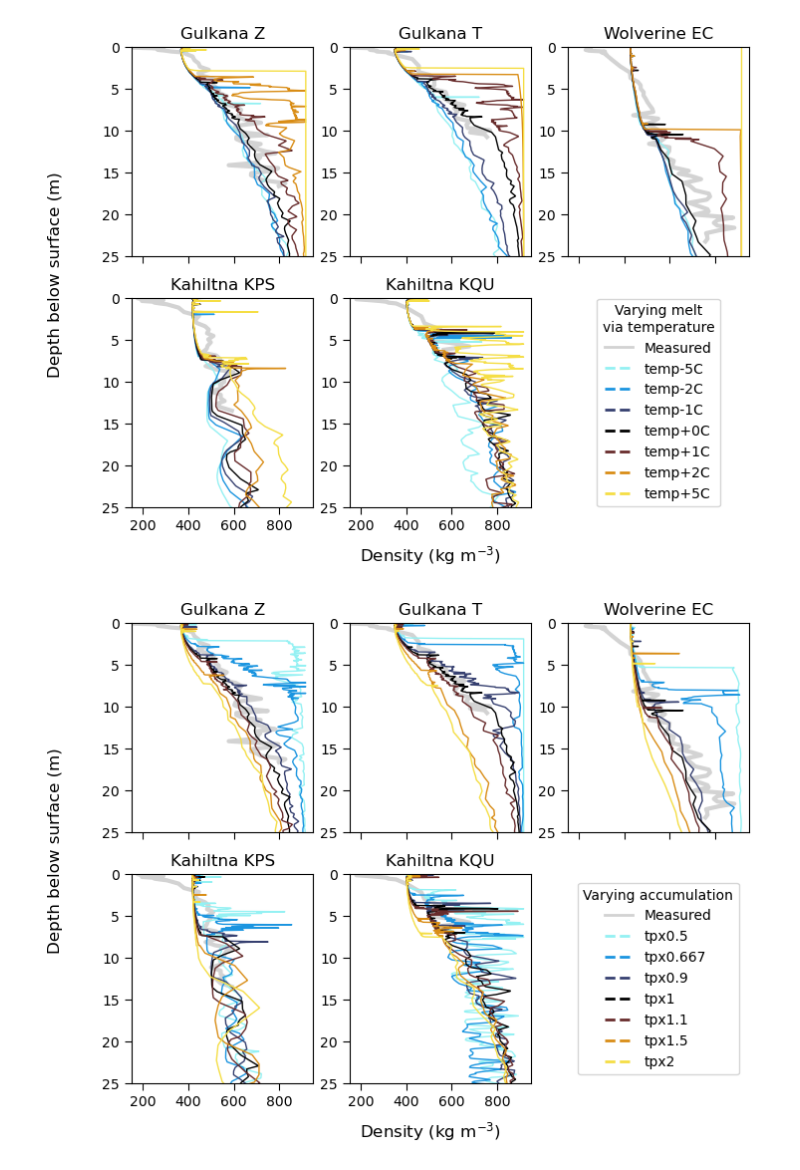
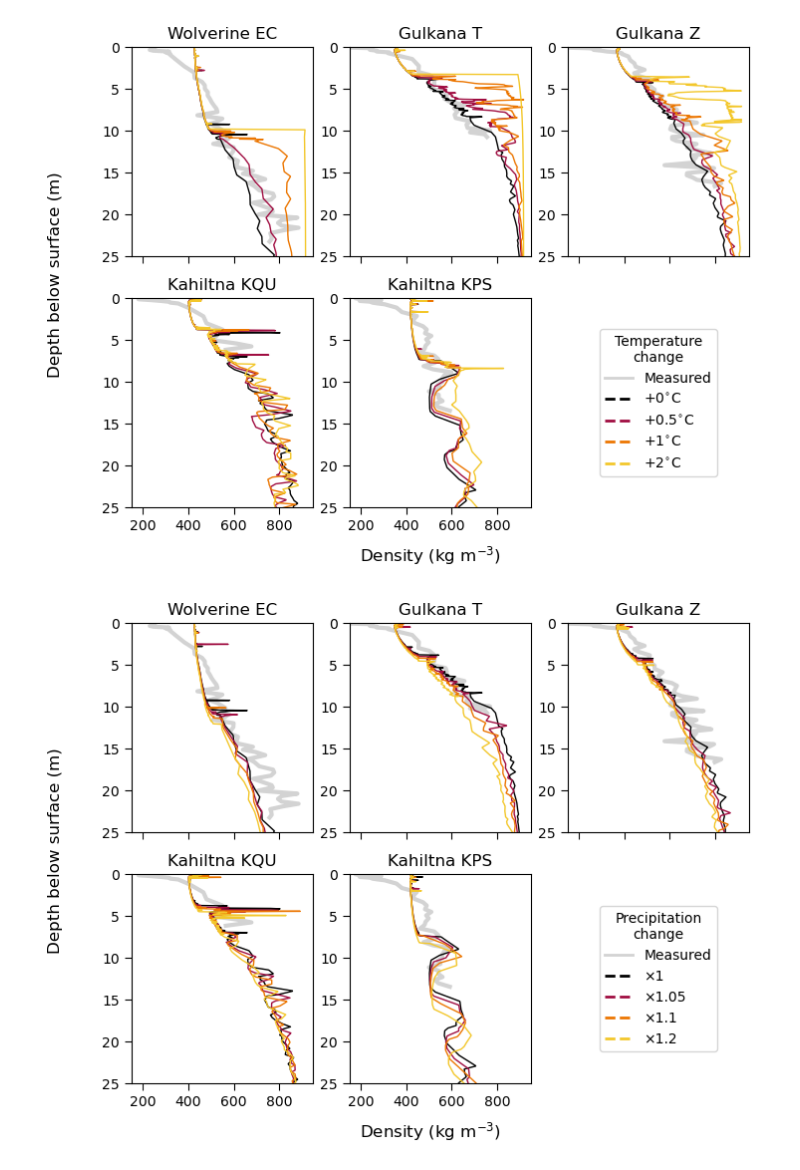
Before and after one commit to clairevwilson/CommunityFirnModel, a Jupyter notebook: CFM_main/sensitivity.ipynb, the cells around one changed output. Drawn from its saved outputs; the diff is of its cells as text; code cells hidden in the pictures.

```diff
--- a/CFM_main/sensitivity.ipynb
+++ b/CFM_main/sensitivity.ipynb
@@ -9,15 +15,17 @@ import os
 import cmasher as cmr
 %load_ext autoreload
 %autoreload 2
-sites = ['Z','T','EC','KPS','KQU']
+sites = ['EC','T','Z','KQU','KPS']
 # %%
 # MODELED DENSITY COMPARISON
-change = 'temp'
-updated_accum = False
 out_fp = '/trace/group/rounce/cvwilson/Firn/Output/'
 
-runs_dict = {'temp':[-5,-2,-1,0,1,2,5],
-             'precip':[0.5,0.667,0.9,1,1.1,1.5,2]}
+runs_dict = {
+                'temp':[0,0.5,1,2],
+                'precip':[1,1.05,1.1,1.2],
+            # 'temp':[-5,-2,-1,0,1,2,5],
+            #  'precip':[0.5,0.667,0.9,1,1.1,1.5,2],
+             }
 for change in ['temp','precip']:
     # change, updated_accum = change_tuple
     fig, axes = plt.subplots(2,3, figsize=(8,6), sharex=True) #,gridspec_kw={'hspace':0.4})
@@ -44,68 +52,50 @@ for change in ['temp','precip']:
             #     label = factor_str
             if change == 'temp':
                 var_str = 'temp+'+str(value) if value >= 0 else 'temp'+str(value)
-                label = var_str + 'C'
+                label = var_str.split('p')[-1] + '$^{\circ}$C'
+                label = label.replace('-','$-$')
             elif change == 'precip':
-                var_str = label = 'tpx'+str(value)
+                var_str = 'tpx'+str(value)
+                label = '×' + var_str.split('x')[-1]
             all_labels.append(label)
 
-            if change == 'precip':
-                cfm_fn = f'{glacier}{site}/{glacier}{site}_{var_str}/CFMresults.hdf5'
-            # elif change == 'temp' and not updated_accum:
-            #     cfm_fn = f'{glacier}{site}/{glacier}{site}_{factor_str}_sameacc_0/CFMresults.hdf5'
-            elif change == 'temp':
-                cfm_fn = f'{glacier}{site}/{glacier}{site}_{var_str}/CFMresults.hdf5'
-            # elif change == 'stemp':
-            #     cfm_fn = f'{glacier}{site}/{glacier}{site}_TS{factor_str}/CFMresults.hdf5'
+            cfm_fn = f'{glacier}{site}/{glacier}{site}_{var_str}/CFMresults.hdf5'
             if not os.path.exists(out_fp + cfm_fn):
                 failed.append((var_str, site))
                 print(var_str, 'failed for site', site)
                 modeled = ([np.nan], [np.nan])
             else:
                 # load data
                 modeled = get_var_modeled(out_fp + cfm_fn, date, 'density')
 
             all_measured.append((density_meas, layer_bottoms, layer_tops))
             all_modeled.append(modeled)
 
         # plot
         axes[s] = simple_comparison(site, all_measured, all_modeled, all_labels,
-                                    print_error=False,color_scheme='continuous', plot_ax = ax)
+                                    print_error=False,color_scheme='warming', plot_ax = ax)
         axes[s].set_xlabel('')
         axes[s].set_ylabel('')
         axes[s].set_title(f'{glacier.capitalize()} {site}')
         axes[s].set_ylim(25, 0)
 
     lax = axes[-1] # fig.add_axes((1, 0.25, 0.15, 0.5))
     lax.plot(np.nan, np.nan, color='lightgray',label='Measured', linewidth=2)
     for i in range(len(change_factors)):
-        cmap = cmr.iceburn
-        norm = mpl.colors.Normalize(vmin=0, vmax=len(change_factors)-1)
-        if i == 2:
-            color = cmap(norm(1.4))
-        if i == 4:
-            color = cmap(norm(4.6))
-        if i == 1:
-            color = cmap(norm(0.7))
-        if i == 5:
-            color = cmap(norm(5.3))
-        else:
-            color = cmap(norm(i))
+        color = warming_colors(i)
         lax.plot(np.nan, np.nan, color=color, label=all_labels[i],linestyle='--', linewidth=2)
     lax.axis('off')
-    lax_titles = {'precip': 'Varying accumulation',
-                  'temp': 'Varying melt\nvia temperature',
+    lax_titles = {'precip': 'Precipitation\nchange',
+                  'temp': 'Temperature\nchange',
                   'stemp': 'Varying surface\ntemperature'}
     lax_title = lax_titles[change]
-    if updated_accum and change == 'temp':
-        lax_title = 'Varying melt\nand accumulation\nvia temperature'
     leg = lax.legend(fontsize=10, loc='center', title=lax_title)
     leg.get_title().set_ha('center')
     fig.supxlabel('Density (kg m$^{-3}$)')
-    fig.supylabel('Depth below surface (m)')
-    fp_fig = f'/trace/group/rounce/cvwilson/Firn/Figs/{change}_change_comparison_10_03.png'
+    fig.supylabel('Depth below surface (m)',x=0.02)
+    fp_fig = f'/trace/group/rounce/cvwilson/Firn/Figs/{change}_change_comparison_10_15.png'
     plt.savefig(fp_fig, dpi=300, bbox_inches='tight')
     plt.show()
 # %% [output]
-[figure, old version]
+[figure, new version]
-[figure, old version]
+[figure, new version]
```
Also changed, not shown: parts of 5 cells of this notebook, 9 other files.
